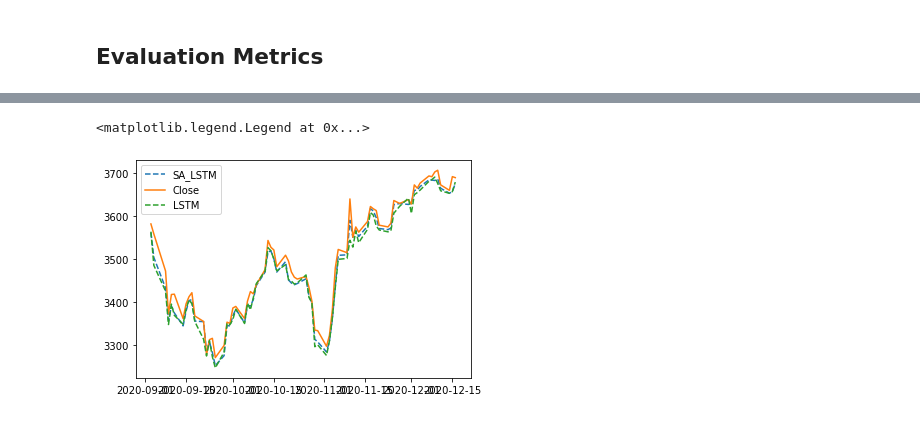
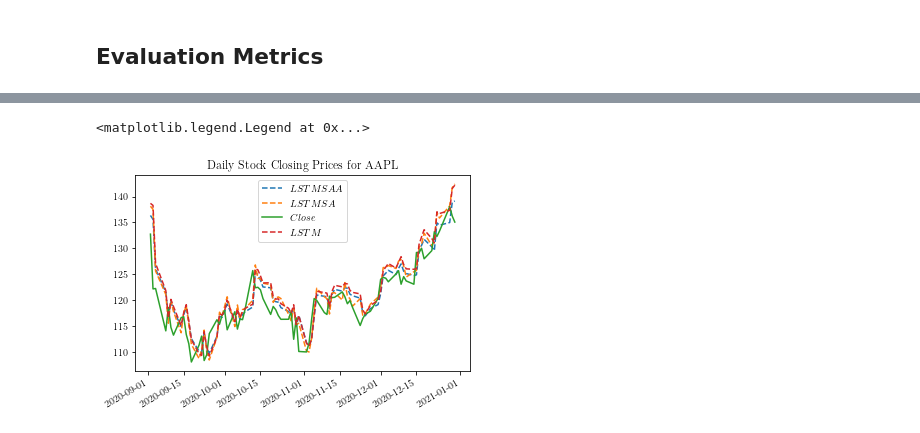
Before and after one commit to BabyChouSr/TweetStock, a Jupyter notebook: src/models/forecasting/model.ipynb, the cells around one changed output, grey strips where cells are left out. Cells and saved outputs as stored; diff of their text form; code cells hidden in the pictures.

Commit message:
new AAPL data

```diff
--- a/src/models/forecasting/model.ipynb
+++ b/src/models/forecasting/model.ipynb
@@ -227,0 +309,18 @@ array([3561.2708, 3503.5713, 3432.8616, 3357.5005, 3390.803 , 3374.8884,
+# %%
+modelSA = Sequential()
+modelSA.add(LSTM(128, input_shape=(train_X.shape[1], train_X.shape[2])))
+#modelSA.add(Attention())
+modelSA.add(Dense(1, activation = 'relu'))
+
+
+modelSA.compile(loss='mean_squared_error', optimizer='adam', metrics=['accuracy'])
+
+history = modelSA.fit(train_X, train_y,
+                validation_data = (test_X, test_y),
+                batch_size=batch_size,
+                epochs=epochs)
+
+plt.plot(history.history['loss'], label = 'train')
+plt.plot(history.history['val_loss'], label = 'test')
+plt.legend()
+plt.show()
@@ -227,0 +346,7 @@ array([3561.2708, 3503.5713, 3432.8616, 3357.5005, 3390.803 , 3374.8884,
+# %%
+yhatSA = modelSA.predict(test_X)
+test_X = test_X.reshape((test_X.shape[0], n_days*n_features))
+# invert scaling for forecast
+inv_yhatSA = np.concatenate((yhatSA, test_X[:, (-1 * n_features + 1):]), axis=1)
+inv_yhatSA = scaler.inverse_transform(inv_yhatSA)
+inv_yhatSA = inv_yhatSA[:,0]
@@ -261,11 +390,11 @@ dataset
 # %%
-train_size = int(merged.shape[0]*0.7)
+train_size = int(merged.shape[0]*0.67)
 
 n_obs = n_days * n_features
 values = dataset.values
 train, test =  values[0:train_size, :], values[train_size:len(values), :]
-train_X, train_y = train[:,:n_obs], train[:,-n_features]
-test_X, test_y = test[:,:n_obs], test[:,-n_features]
+train_X, train_y = train[:,:n_obs], train[:,-1]
+test_X, test_y = test[:,:n_obs], test[:,-1]
 train_X = train_X.reshape((train_X.shape[0], n_days, n_features))
 test_X = test_X.reshape((test_X.shape[0], n_days, n_features))
 # %%
@@ -386,14 +587,19 @@ MAPE:  0.5731571465730667
 # %%
-x = merged['Date'][train_size:]
+x = merged['Date'][train_size+1:]
+si = merged['sentimentIndex'][train_size:]
 #plt.plot(merged['Date'][0:train_size], history, label = "History")
-plt.plot(x,inv_yhat, label = "SA_LSTM", ls = '--')
-plt.plot(x,inv_y, label = "Close")
-plt.plot(x,inv_yhatbase,label = "LSTM", ls = '--')
+fig, ax = plt.subplots()
+plt.plot(x,inv_yhat, label = r'$LSTMSAA$', ls = '--')
+plt.plot(x,inv_yhatSA, label = r'$LSTMSA$', ls = '--')
+plt.plot(x,inv_y, label = r'$Close$')
+plt.plot(x,inv_yhatbase,label = r'$LSTM$', ls = '--')
+plt.title("Daily Stock Closing Prices for AAPL")
+fig.autofmt_xdate()
 #plt.plot(x, merged['Close'][train_size:len(merged)-2], label = "Close")
 plt.legend()
 # %% [output]
 <matplotlib.legend.Legend at 0x...>
-[figure, old version]
+[figure, new version]
 # %%
 from statsmodels.tsa.stattools import adfuller, kpss, acf, pacf, grangercausalitytests
 #1 gives highest granger causality
```
Also changed, not shown: parts of 32 cells of this notebook, 41 other files.
